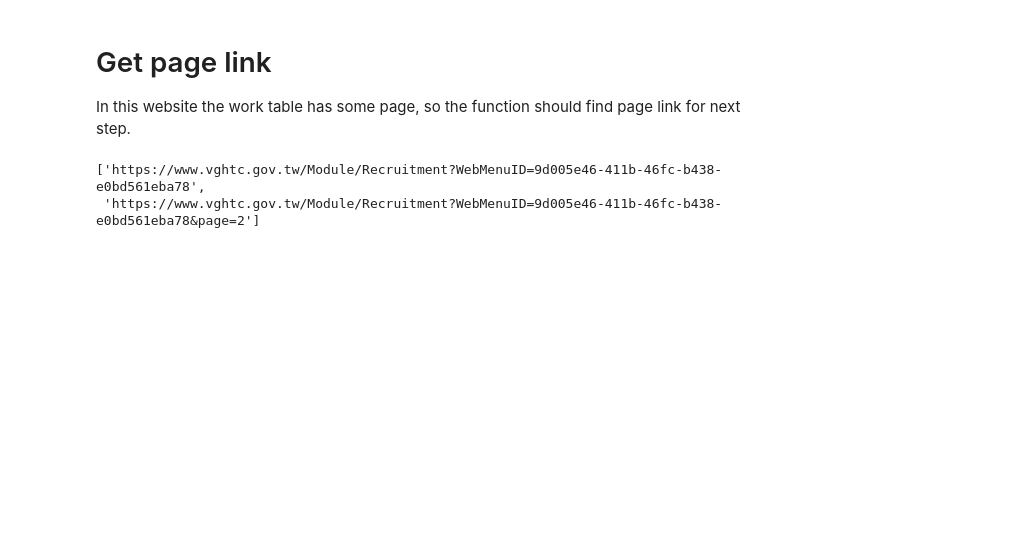
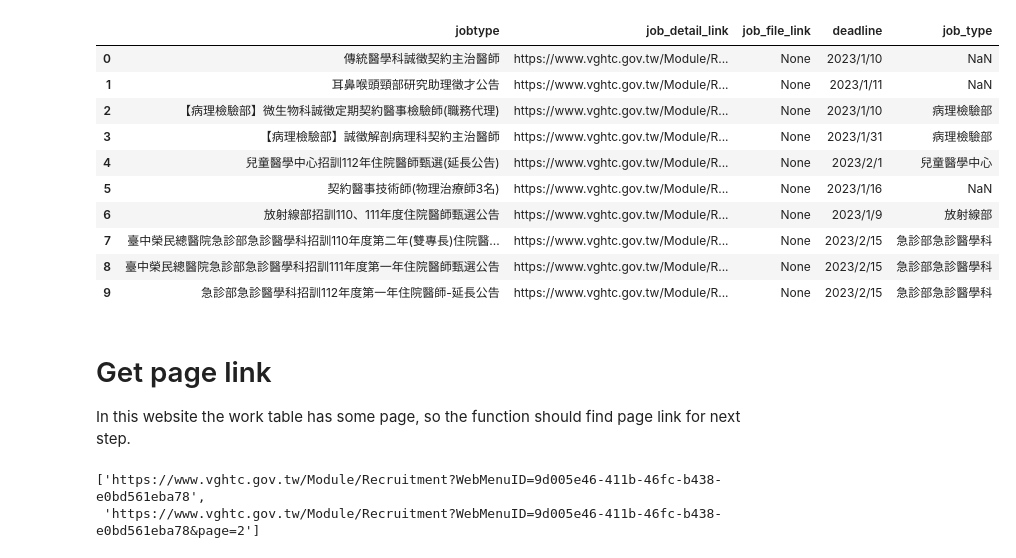
Before and after one commit to ifurther/hospwork, a Jupyter notebook: notebook/vghtc.ipynb, the cells around one changed output. Drawn from its saved outputs; the diff is of its cells as text; code cells hidden in the pictures; blank space fills up the shorter version.

Commit message:
vghtc: update notebook

```diff
--- a/notebook/vghtc.ipynb
+++ b/notebook/vghtc.ipynb
@@ -125,3 +125,17 @@ Index: []
+# %%
+pd.DataFrame(work_table)
+# %% [output]
+|  | jobtype | job_detail_link | job_file_link | deadline | job_type |
+| 0 | 傳統醫學科誠徵契約主治醫師 | https://www.vghtc.gov.tw/Module/R... | None | 2023/1/10 | NaN |
+| 1 | 耳鼻喉頭頸部研究助理徵才公告 | https://www.vghtc.gov.tw/Module/R... | None | 2023/1/11 | NaN |
+| 2 | 【病理檢驗部】微生物科誠徵定期契約醫事檢驗師(職務代理) | https://www.vghtc.gov.tw/Module/R... | None | 2023/1/10 | 病理檢驗部 |
+| 3 | 【病理檢驗部】誠徵解剖病理科契約主治醫師 | https://www.vghtc.gov.tw/Module/R... | None | 2023/1/31 | 病理檢驗部 |
+| 4 | 兒童醫學中心招訓112年住院醫師甄選(延長公告) | https://www.vghtc.gov.tw/Module/R... | None | 2023/2/1 | 兒童醫學中心 |
+| 5 | 契約醫事技術師(物理治療師3名) | https://www.vghtc.gov.tw/Module/R... | None | 2023/1/16 | NaN |
+| 6 | 放射線部招訓110、111年度住院醫師甄選公告 | https://www.vghtc.gov.tw/Module/R... | None | 2023/1/9 | 放射線部 |
+| 7 | 臺中榮民總醫院急診部急診醫學科招訓110年度第二年(雙專長)住院醫... | https://www.vghtc.gov.tw/Module/R... | None | 2023/2/15 | 急診部急診醫學科 |
+| 8 | 臺中榮民總醫院急診部急診醫學科招訓111年度第一年住院醫師甄選公告 | https://www.vghtc.gov.tw/Module/R... | None | 2023/2/15 | 急診部急診醫學科 |
+| 9 | 急診部急診醫學科招訓112年度第一年住院醫師-延長公告 | https://www.vghtc.gov.tw/Module/R... | None | 2023/2/15 | 急診部急診醫學科 |
 # %% [markdown]
 # Get page link
 In this website the work table has some page, so the function should find page link for next step.
```
Also changed, not shown: parts of 4 cells of this notebook.
